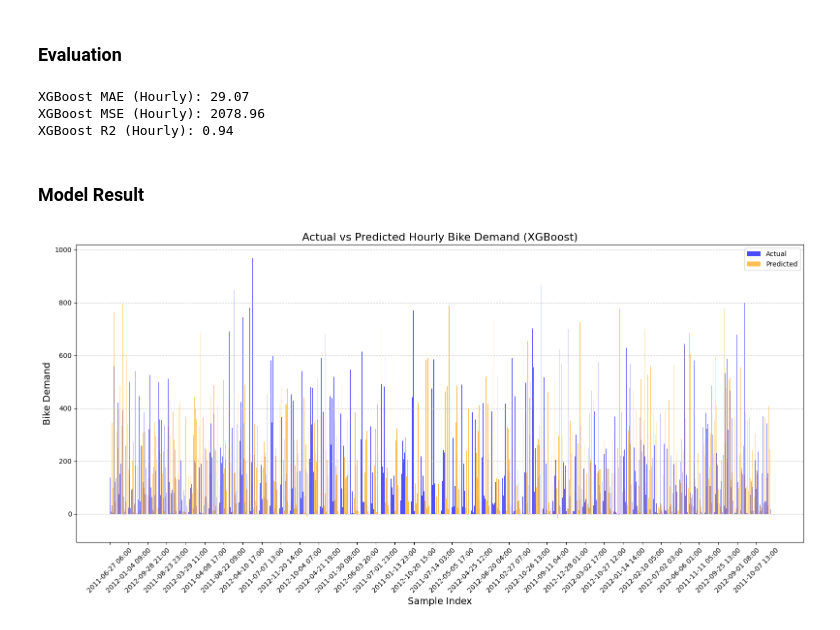
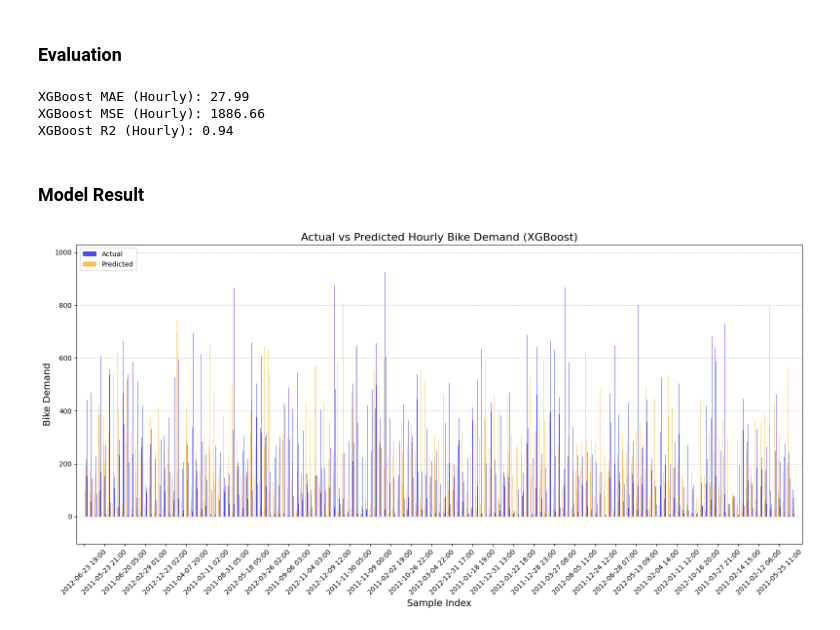
Before and after one commit to ImiaFeder/bikeShare, a Jupyter notebook: Michael DS_Machine learning_Week 13_ALP Notebook.ipynb, the cells around one changed output. Saved outputs shown, nothing was run; the diff lists cells and outputs as text; code cells hidden in the pictures.

```diff
--- a/Michael DS_Machine learning_Week 13_ALP Notebook.ipynb
+++ b/Michael DS_Machine learning_Week 13_ALP Notebook.ipynb
@@ -329,7 +346,7 @@ X_train, X_test, y_train, y_test = train_test_split(X, y, test_size=0.2, random_
 # %%
 # XGBoost model fitting (hourly)
 xgb_model_hour = XGBRegressor(n_estimators=100, learning_rate=0.1, max_depth=5, random_state=42)
-xgb_model_hour.fit(X_train, y_train)
+xgb_model_hour.fit(X, y)
 # %% [output]
 XGBRegressor(base_score=None, booster=None, callbacks=None,
              colsample_bylevel=None, colsample_bynode=None,
@@ -344,40 +361,43 @@ XGBRegressor(base_score=None, booster=None, callbacks=None,
              num_parallel_tree=None, random_state=42, ...)
 # %%
 # Predict using XGBoost (hourly)
-xgb_predictions_hour = xgb_model_hour.predict(X_test)
+xgb_predictions_hour = xgb_model_hour.predict(X)
 # %% [markdown]
 ### Evaluation
 # %%
 # Evaluate XGBoost (hourly)
-xgb_mae_hour = mean_absolute_error(y_test, xgb_predictions_hour)
-xgb_mse_hour = mean_squared_error(y_test, xgb_predictions_hour)
-xgb_r2_hour = r2_score(y_test, xgb_predictions_hour)
+xgb_mae_hour = mean_absolute_error(y, xgb_predictions_hour)
+xgb_mse_hour = mean_squared_error(y, xgb_predictions_hour)
+xgb_r2_hour = r2_score(y, xgb_predictions_hour)
 
 print(f"XGBoost MAE (Hourly): {xgb_mae_hour:.2f}")
 print(f"XGBoost MSE (Hourly): {xgb_mse_hour:.2f}")
 print(f"XGBoost R2 (Hourly): {xgb_r2_hour:.2f}")
 # %% [output]
-XGBoost MAE (Hourly): 29.07
-XGBoost MSE (Hourly): 2078.96
+XGBoost MAE (Hourly): 27.99
+XGBoost MSE (Hourly): 1886.66
 XGBoost R2 (Hourly): 0.94
 # %% [markdown]
 ### Model Result
 # %%
 # Visualize actual vs predicted values (hourly)
-index = np.arange(len(y_test))
+index = np.arange(len(y))
 
-bar_width = 0.4
+step = 500  # Frekuensi label
+bar_width = 0.3
+
 plt.figure(figsize=(16, 8))
-plt.bar(index, y_test, width=bar_width, label="Actual", alpha=0.7, color='blue')
+plt.bar(index, y, width=bar_width, label="Actual", alpha=0.7, color='blue')
 plt.bar(index + bar_width, xgb_predictions_hour, width=bar_width, label="Predicted", alpha=0.7, color='orange')
 
 plt.title("Actual vs Predicted Hourly Bike Demand (XGBoost)", fontsize=16)
 plt.xlabel("Sample Index", fontsize=14)
 plt.ylabel("Bike Demand", fontsize=14)
-plt.xticks(index[::100], y_test.index.strftime('%Y-%m-%d %H:%M')[::100], rotation=45)  # Show every 100th label
+plt.xticks(index[::step], y.index.strftime('%Y-%m-%d %H:%M')[::step], rotation=45)
+plt.margins(x=0.01)
 plt.legend()
 plt.tight_layout()
 plt.grid(axis='y', linestyle='--', alpha=0.7)
 plt.show()
 # %% [output]
-[figure, old version]
+[figure, new version]
```
Also changed, not shown: parts of 10 cells of this notebook, 1 other file.
